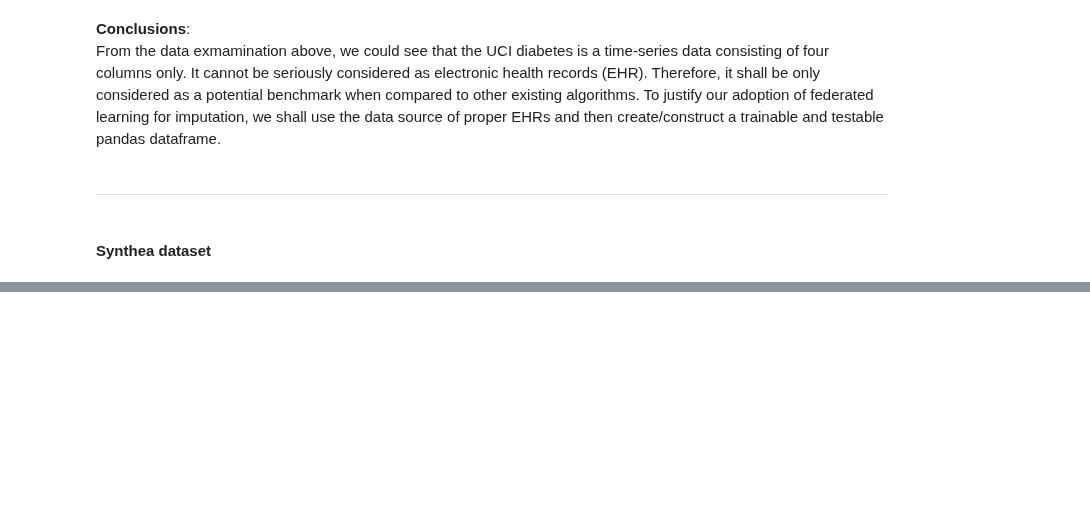
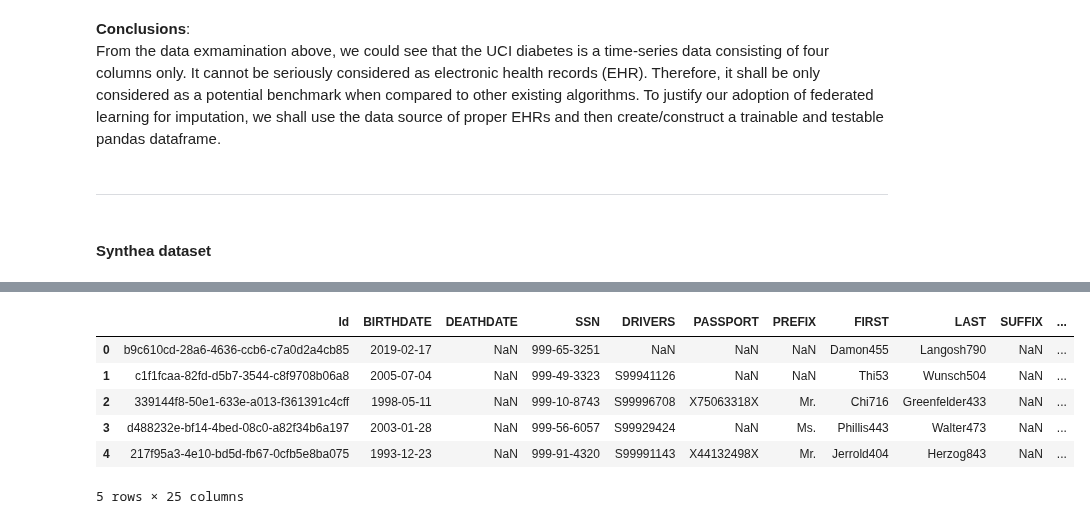
Before and after one commit to Orthologues/VAEQL_plus_Imputation, a Jupyter notebook: data_exploration.ipynb, the cells around one changed output, grey strips where cells are left out. Saved outputs shown, nothing was run; the diff lists cells and outputs as text; code cells hidden in the pictures; blank space fills up the shorter version.

Commit message:
Added overview for the patient sheet of the Synthea 1K patient sample data

```diff
--- a/data_exploration.ipynb
+++ b/data_exploration.ipynb
@@ -175,0 +205,2 @@ From the data exmamination above, we could see that the UCI diabetes is a time-s
+# %%
+synthea_1k_patients_df = pd.read_csv("Synthea_data/synthea_sample_data_csv_1K_nov2021/patients.csv")
@@ -175,0 +219,10 @@ From the data exmamination above, we could see that the UCI diabetes is a time-s
+# %%
+synthea_1k_patients_df.head()
+# %% [output]
+|  | Id | BIRTHDATE | DEATHDATE | SSN | DRIVERS | PASSPORT | PREFIX | FIRST | LAST | SUFFIX | ... |
+| 0 | b9c610cd-28a6-4636-ccb6-c7a0d2a4cb85 | 2019-02-17 | NaN | 999-65-3251 | NaN | NaN | NaN | Damon455 | Langosh790 | NaN | ... |
+| 1 | c1f1fcaa-82fd-d5b7-3544-c8f9708b06a8 | 2005-07-04 | NaN | 999-49-3323 | S99941126 | NaN | NaN | Thi53 | Wunsch504 | NaN | ... |
+| 2 | 339144f8-50e1-633e-a013-f361391c4cff | 1998-05-11 | NaN | 999-10-8743 | S99996708 | X75063318X | Mr. | Chi716 | Greenfelder433 | NaN | ... |
+| 3 | d488232e-bf14-4bed-08c0-a82f34b6a197 | 2003-01-28 | NaN | 999-56-6057 | S99929424 | NaN | Ms. | Phillis443 | Walter473 | NaN | ... |
+| 4 | 217f95a3-4e10-bd5d-fb67-0cfb5e8ba075 | 1993-12-23 | NaN | 999-91-4320 | S99991143 | X44132498X | Mr. | Jerrold404 | Herzog843 | NaN | ... |
+5 rows × 25 columns
```
Also changed, not shown: parts of 8 cells of this notebook.
